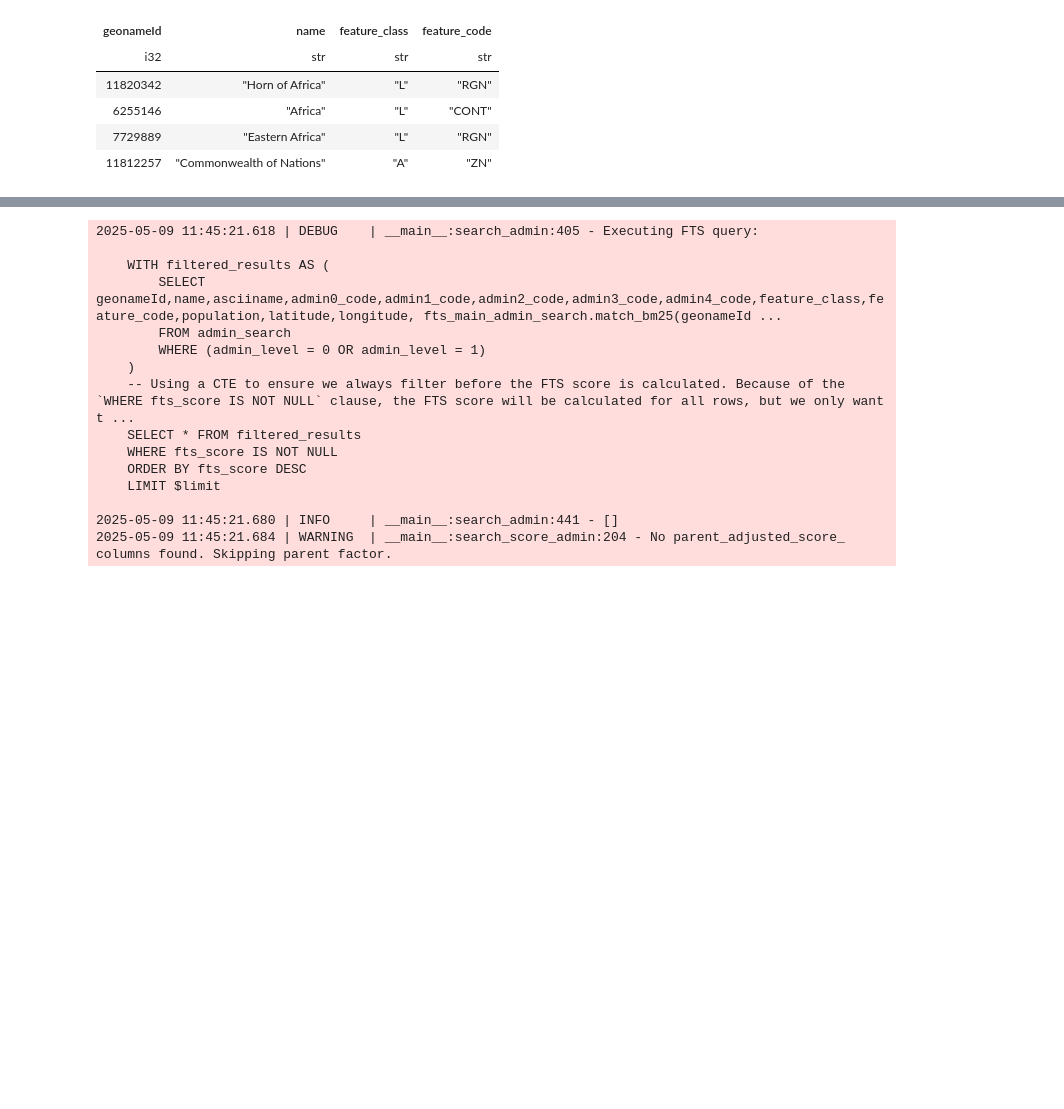
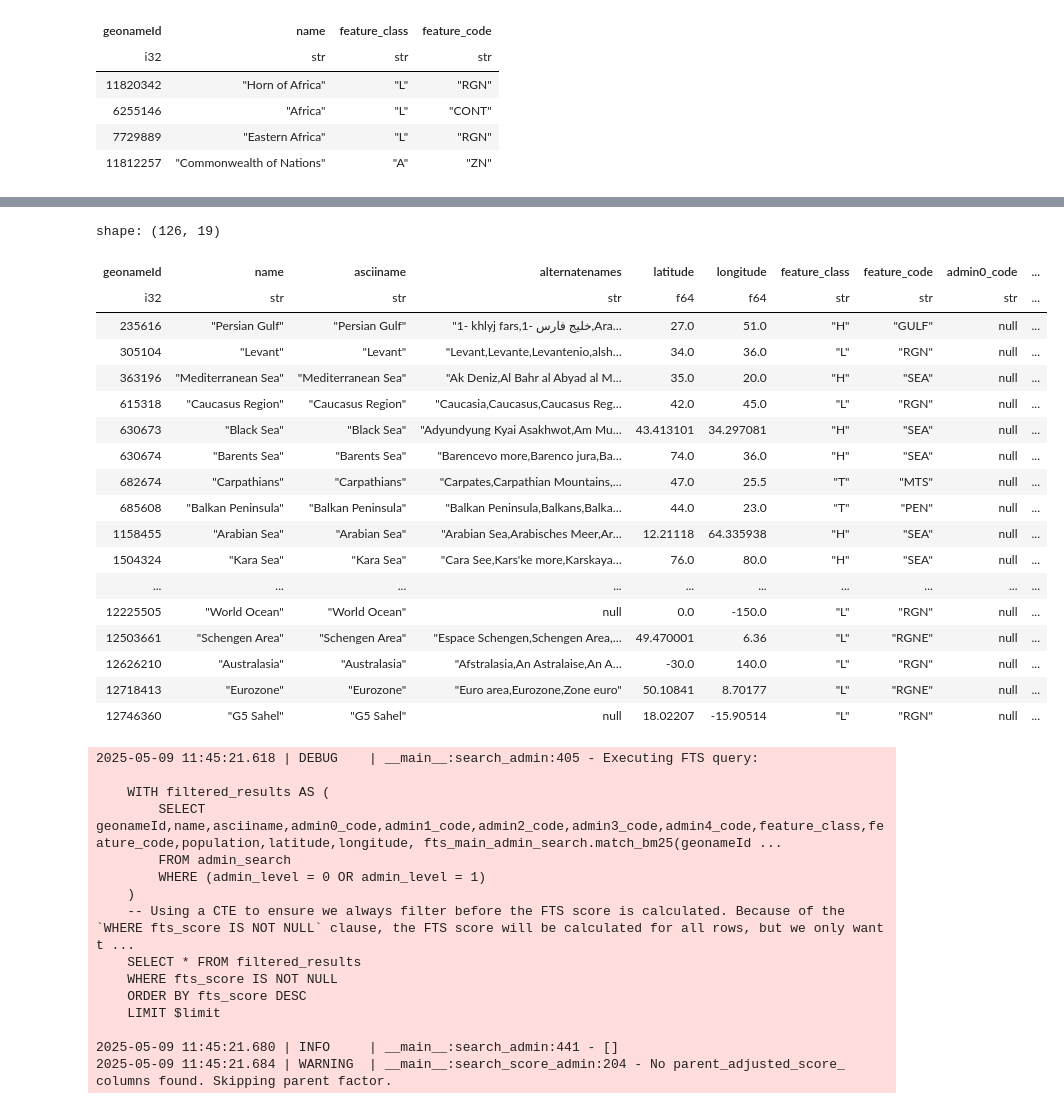
Before and after one commit to SamBroomy/heisenberg, a Jupyter notebook: test.ipynb, the cells around one changed output, grey strips where cells are left out. Drawn from its saved outputs; the diff is of its cells as text; code cells hidden in the pictures; blank space fills up the shorter version.

```diff
--- a/test.ipynb
+++ b/test.ipynb
@@ -1164,0 +1101,3 @@ build_places_search_table(con, overwrite=False)
+# %%
+df = con.table("hierarchy").pl().select(pl.col("parentId").append(pl.col("childId")).unique().alias(GID)).join(
+    con.table("allCountries").pl(), on=GID, how="inner")
@@ -1165,3 +1142,25 @@ build_places_search_table(con, overwrite=False)
+# %%
+df.filter(pl.col.admin0_code.is_null())
+# %% [output]
+shape: (126, 19)
+| geonameId | name | asciiname | alternatenames | latitude | longitude | feature_class | feature_code | admin0_code | ... |
+| i32 | str | str | str | f64 | f64 | str | str | str | ... |
+| 235616 | "Persian Gulf" | "Persian Gulf" | "1- khlyj fars,1- خليج فارس,Ara… | 27.0 | 51.0 | "H" | "GULF" | null | ... |
+| 305104 | "Levant" | "Levant" | "Levant,Levante,Levantenio,alsh… | 34.0 | 36.0 | "L" | "RGN" | null | ... |
+| 363196 | "Mediterranean Sea" | "Mediterranean Sea" | "Ak Deniz,Al Bahr al Abyad al M… | 35.0 | 20.0 | "H" | "SEA" | null | ... |
+| 615318 | "Caucasus Region" | "Caucasus Region" | "Caucasia,Caucasus,Caucasus Reg… | 42.0 | 45.0 | "L" | "RGN" | null | ... |
+| 630673 | "Black Sea" | "Black Sea" | "Adyundyung Kyai Asakhwot,Am Mu… | 43.413101 | 34.297081 | "H" | "SEA" | null | ... |
+| 630674 | "Barents Sea" | "Barents Sea" | "Barencevo more,Barenco jura,Ba… | 74.0 | 36.0 | "H" | "SEA" | null | ... |
+| 682674 | "Carpathians" | "Carpathians" | "Carpates,Carpathian Mountains,… | 47.0 | 25.5 | "T" | "MTS" | null | ... |
+| 685608 | "Balkan Peninsula" | "Balkan Peninsula" | "Balkan Peninsula,Balkans,Balka… | 44.0 | 23.0 | "T" | "PEN" | null | ... |
+| 1158455 | "Arabian Sea" | "Arabian Sea" | "Arabian Sea,Arabisches Meer,Ar… | 12.21118 | 64.335938 | "H" | "SEA" | null | ... |
+| 1504324 | "Kara Sea" | "Kara Sea" | "Cara See,Kars'ke more,Karskaya… | 76.0 | 80.0 | "H" | "SEA" | null | ... |
+| ... | ... | ... | ... | ... | ... | ... | ... | ... | ... |
+| 12225505 | "World Ocean" | "World Ocean" | null | 0.0 | -150.0 | "L" | "RGN" | null | ... |
+| 12503661 | "Schengen Area" | "Schengen Area" | "Espace Schengen,Schengen Area,… | 49.470001 | 6.36 | "L" | "RGNE" | null | ... |
+| 12626210 | "Australasia" | "Australasia" | "Afstralasia,An Astralaise,An A… | -30.0 | 140.0 | "L" | "RGN" | null | ... |
+| 12718413 | "Eurozone" | "Eurozone" | "Euro area,Eurozone,Zone euro" | 50.10841 | 8.70177 | "L" | "RGNE" | null | ... |
+| 12746360 | "G5 Sahel" | "G5 Sahel" | null | 18.02207 | -15.90514 | "L" | "RGN" | null | ... |
 # %%
 con.close()
 
```
Also changed, not shown: parts of 9 cells of this notebook, 16 other files.
